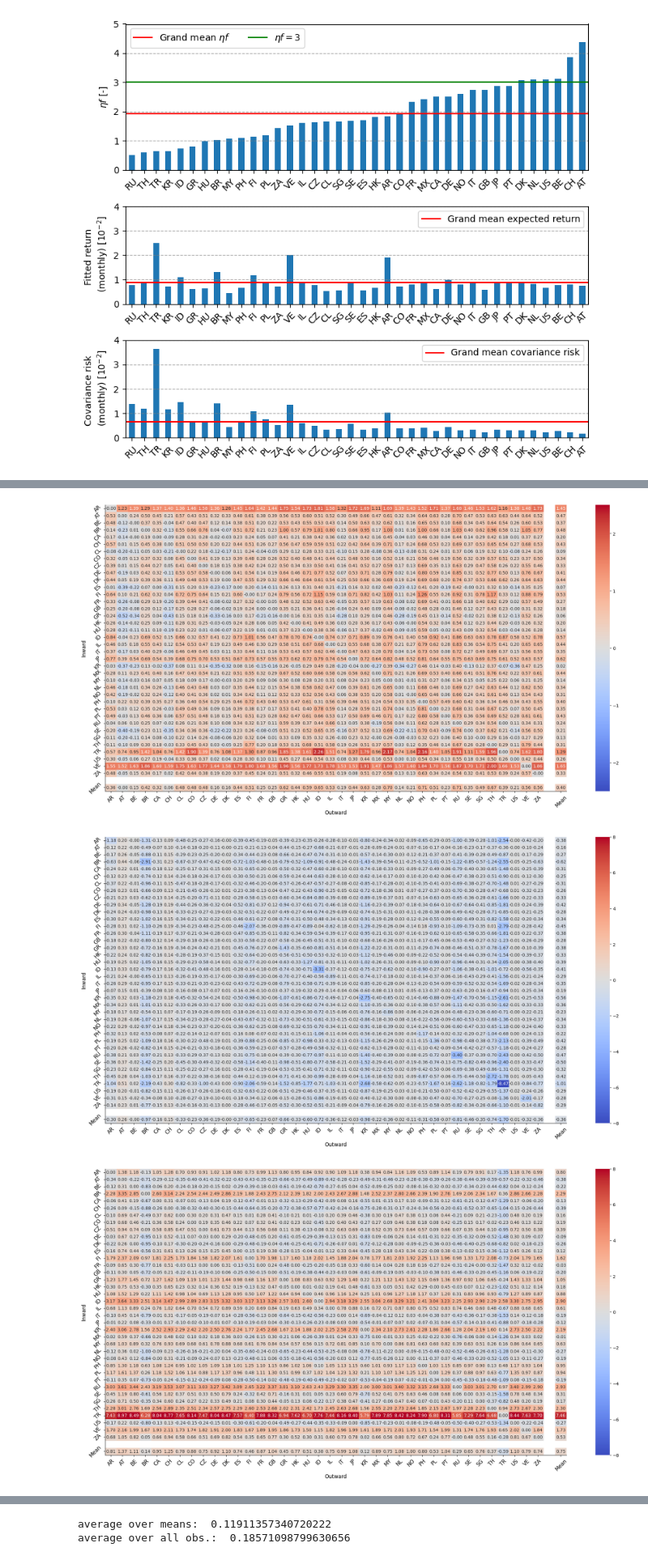
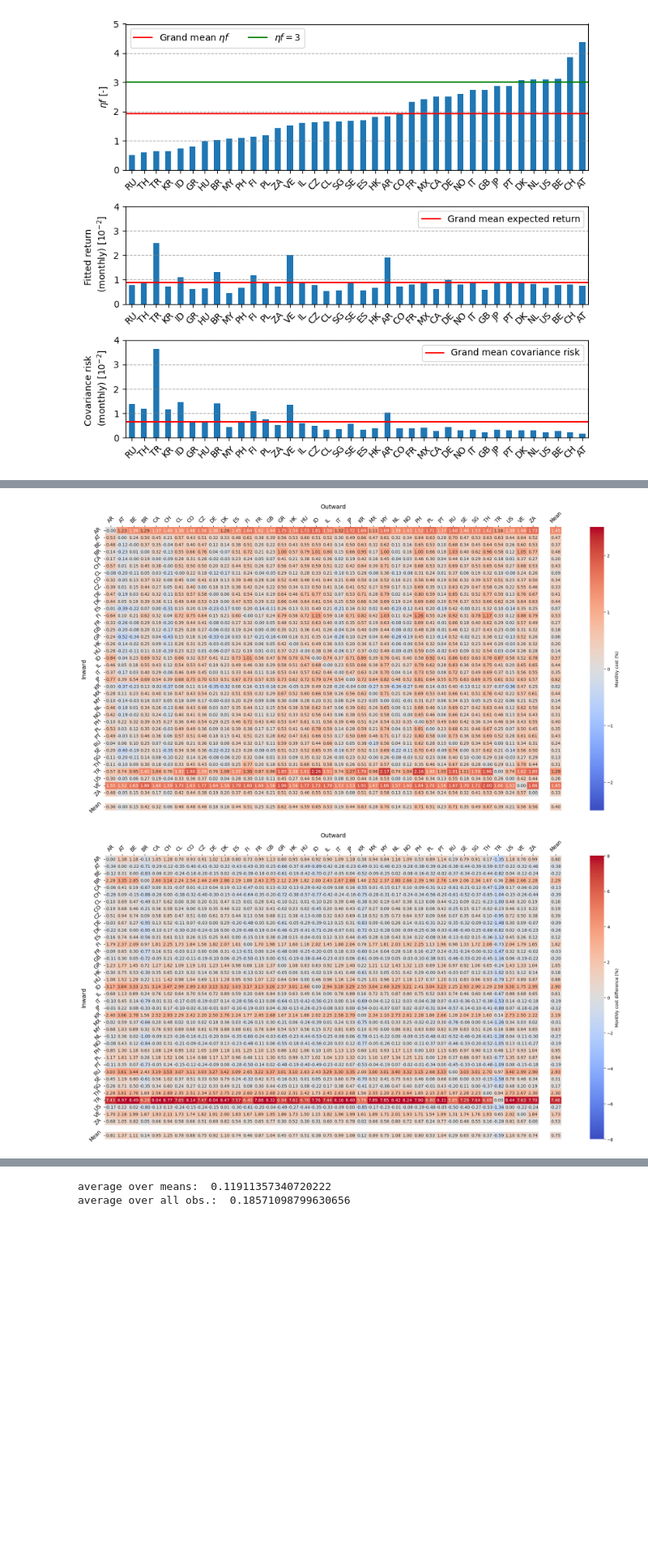
Before and after one commit to nilsvanrompaey/master-thesis-home-bias, a Jupyter notebook: src/figure3.ipynb, the cells around one changed output, grey strips where cells are left out. Shown at 81% size. Cells and saved outputs as stored; diff of their text form; code cells hidden in the pictures; blank space fills up the shorter version.

```diff
--- a/src/figure3.ipynb
+++ b/src/figure3.ipynb
@@ -382,15 +380,3 @@ fig.savefig(dir+"/eta_f.svg")
 plt.show()
 # %% [output]
 [figure]
-# %%
-# Fastest way
-costs = pd.DataFrame(0.0, index=covs.index, columns=covs.columns)
-costs_old = pd.DataFrame(0.0, index=covs.index, columns=covs.columns)
-cost_diffs = pd.DataFrame(0.0, index=covs.index, columns=covs.columns)
-for country_i in major:
-    for month in stds.columns:
-        costs[(month, country_i)] = fitted_returns[month] - eta_f.loc[country_i, month] * covs[month] @ weights[country_i]
-        costs_old[(month, country_i)] = fitted_returns[month] - 3.0 * covs[month] @ weights[country_i]
-        cost_diffs[(month, country_i)] = costs_old[(month, country_i)] - costs[(month, country_i)]
-    print(country_i, end=" ")
-print("\n")
@@ -428,53 +429,45 @@ AR AT BE BR CA CH CL CO CZ DE DK ES FI FR GB GR HK HU ID IL IT JP KR MX MY NL NO
 # %%
 import seaborn as sns
 import matplotlib.pyplot as plt
 from matplotlib.colors import LinearSegmentedColormap
-def plot_heatmap(data, save_dir, v):
+def plot_heatmap(data, save_dir, v, cbar_label=None):
     data = data.copy()
     data[" "] = np.nan
     data["Mean"] = data.mean(axis=1)
     data.loc[" "] = np.nan
     data.loc["Mean"] = data.mean(axis=0)
 
     fig, ax = plt.subplots(figsize=(24, 12))
-    sns.heatmap(data, ax=ax, annot=True, fmt=".2f", cmap="coolwarm", cbar=True, vmin=-v, vmax=v)
-    ax.set_xlabel("Outward")
-    ax.set_ylabel("Inward")
+    sns.heatmap(data, ax=ax, annot=True, fmt=".2f", cmap="coolwarm", cbar=True, vmin=-v, vmax=v, cbar_kws={'label': cbar_label})
+    ax.set_xlabel("Outward", fontsize=14)
+    ax.set_ylabel("Inward", fontsize=14)
     ax.tick_params(axis='both', labelrotation=45, labelsize=12)
+    ax.xaxis.set_ticks_position('top')    # Show ticks on top
+    ax.xaxis.set_label_position('top')    # Show label on top
     ax.set_xticks([i for i in ax.get_xticks() if i != 38.5])
     ax.set_yticks([i for i in ax.get_xticks() if i != 38.5])
-    colorbar = ax.collections[0].colorbar
-    sns.despine(fig=fig, ax=ax)
-    # Remove the spines from the colorbar
-    for spine in colorbar.ax.spines.values():
-        spine.set_visible(False)
-    ax.set_xlabel("Outward", fontsize=ax.get_xticklabels()[0].get_fontsize())
-    ax.set_ylabel("Inward", fontsize=ax.get_xticklabels()[0].get_fontsize())
     fig.savefig(save_dir, bbox_inches='tight')
     plt.show()
+
+dir = os.path.abspath("../output/exp3/results/figures/")
 
 mean_costs = costs.T.groupby(level=1).mean().astype(float).T * 100
 plot_heatmap(
     data=mean_costs,
-    save_dir=dir+"/costs.svg",
+    save_dir=dir+"/costs.pdf",
     v=2.5,
+    cbar_label="Monthly cost (%)"
     )
 
 mean_cost_diffs = cost_diffs.T.groupby(level=1).mean().astype(float).T * 100
 plot_heatmap(
     data=mean_cost_diffs,
-    save_dir=dir+"/cost_diffs.svg",
-    v=8
+    save_dir=dir+"/cost_diffs.pdf",
+    v=8,
+    cbar_label="Monthly cost difference (%)"
     )
-
-mean_cost_gap_diffs = cost_gap_diffs.T.groupby(level=1).mean().astype(float).T * 100
-plot_heatmap(
-    data=mean_cost_gap_diffs,
-    save_dir=dir+"/cost_gap_diffs.svg",
-    v=8
-    )
+copy_files()
 # %% [output]
-[figure, old version]
+[figure, new version]
-[figure, old version]
+[figure, new version]
-[figure, removed]
 # %%
```
Also changed, not shown: parts of 12 cells of this notebook, 13 other files.
